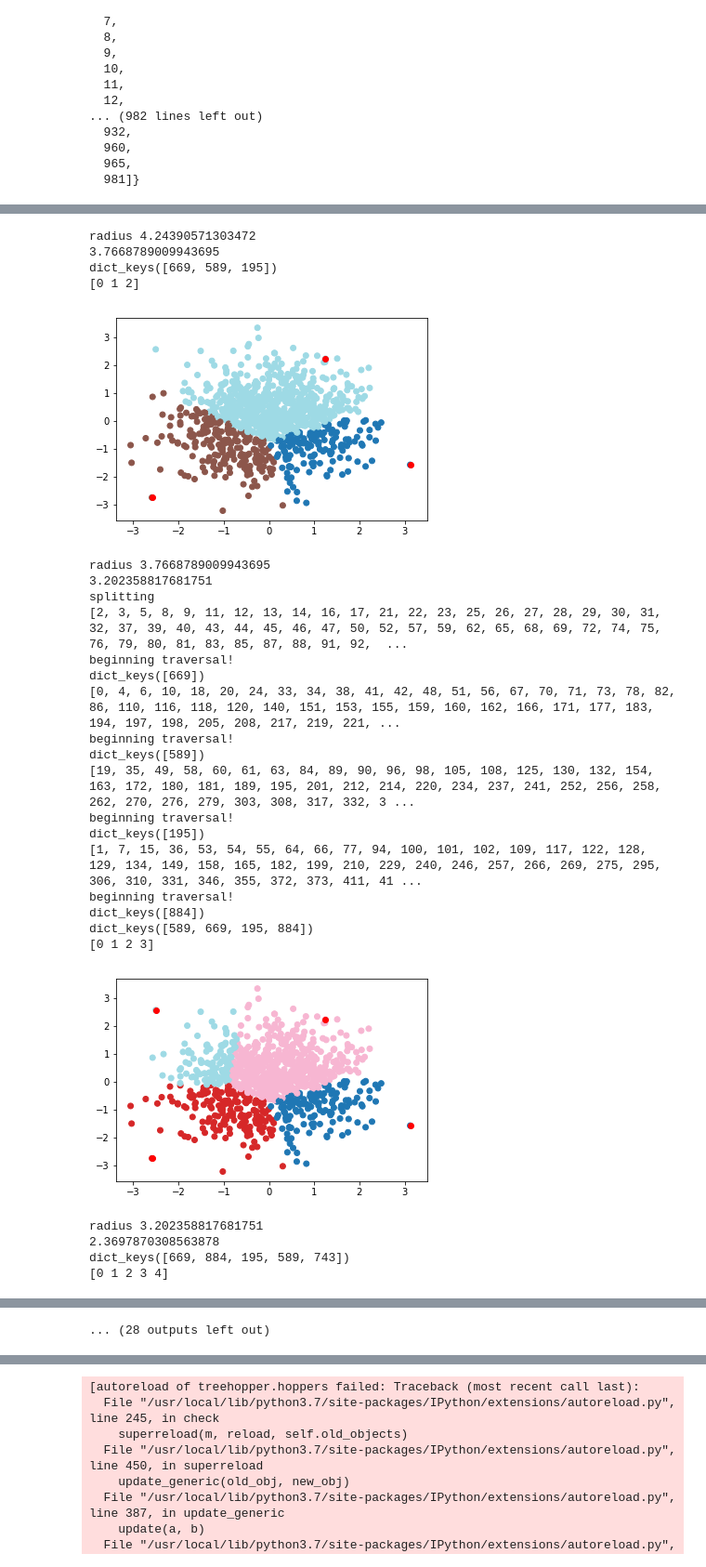
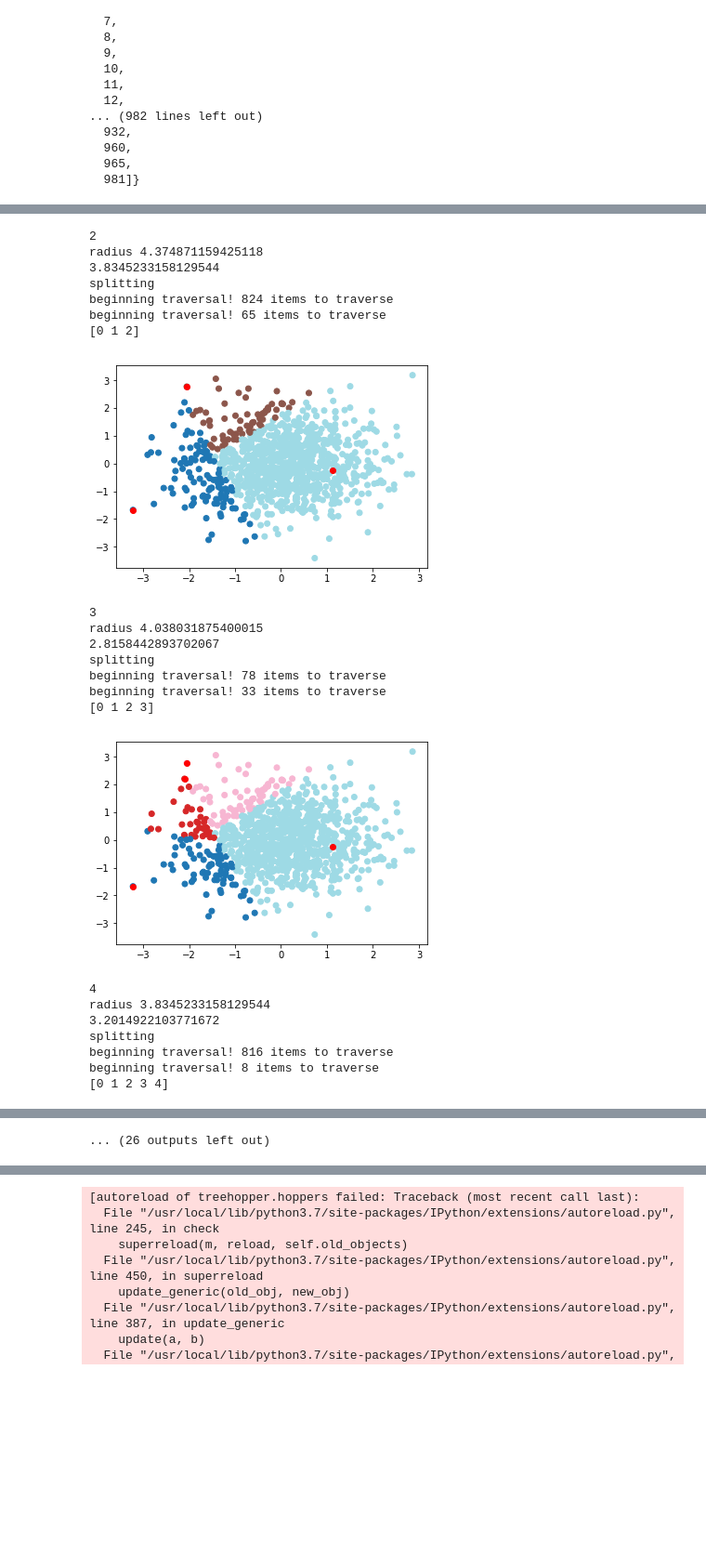
Before and after one commit to bendemeo/hopper, a Jupyter notebook: test.ipynb, the cells around one changed output, grey strips where cells are left out. Shown at 93% size. Cells and saved outputs as stored; diff of their text form; code cells hidden in the pictures; blank space fills up the shorter version.

```diff
--- a/test.ipynb
+++ b/test.ipynb
@@ -100,7 +101,7 @@ th.get_vdict()
   965,
   981]}
 # %%
-th = treehopper(rgauss, splits=4)
+th = treehopper(rgauss, splits=2)
 for i in range(20):
     th.hop()
     cells = deepcopy([str(x) for x in th.get_vcells()])
@@ -128,27 +132,23 @@ dict_keys([669, 589])
-radius 4.24390571303472
-3.7668789009943695
-dict_keys([669, 589, 195])
+2
+radius 4.374871159425118
+3.8345233158129544
+splitting
+beginning traversal! 824 items to traverse
+beginning traversal! 65 items to traverse
 [0 1 2]
-[figure, old version]
+[figure, new version]
-radius 3.7668789009943695
-3.202358817681751
+3
+radius 4.038031875400015
+2.8158442893702067
 splitting
-[2, 3, 5, 8, 9, 11, 12, 13, 14, 16, 17, 21, 22, 23, 25, 26, 27, 28, 29, 30, 31, 32, 37, 39, 40, 43, 44, 45, 46, 47, 50, 52, 57, 59, 62, 65, 68, 69, 72, 74, 75, 76, 79, 80, 81, 83, 85, 87, 88, 91, 92,  ...
-beginning traversal!
-dict_keys([669])
-[0, 4, 6, 10, 18, 20, 24, 33, 34, 38, 41, 42, 48, 51, 56, 67, 70, 71, 73, 78, 82, 86, 110, 116, 118, 120, 140, 151, 153, 155, 159, 160, 162, 166, 171, 177, 183, 194, 197, 198, 205, 208, 217, 219, 221, ...
-beginning traversal!
-dict_keys([589])
-[19, 35, 49, 58, 60, 61, 63, 84, 89, 90, 96, 98, 105, 108, 125, 130, 132, 154, 163, 172, 180, 181, 189, 195, 201, 212, 214, 220, 234, 237, 241, 252, 256, 258, 262, 270, 276, 279, 303, 308, 317, 332, 3 ...
-beginning traversal!
-dict_keys([195])
-[1, 7, 15, 36, 53, 54, 55, 64, 66, 77, 94, 100, 101, 102, 109, 117, 122, 128, 129, 134, 149, 158, 165, 182, 199, 210, 229, 240, 246, 257, 266, 269, 275, 295, 306, 310, 331, 346, 355, 372, 373, 411, 41 ...
-beginning traversal!
-dict_keys([884])
-dict_keys([589, 669, 195, 884])
+beginning traversal! 78 items to traverse
+beginning traversal! 33 items to traverse
 [0 1 2 3]
-[figure, old version]
+[figure, new version]
-radius 3.202358817681751
-2.3697870308563878
-dict_keys([669, 884, 195, 589, 743])
+4
+radius 3.8345233158129544
+3.2014922103771672
+splitting
+beginning traversal! 816 items to traverse
+beginning traversal! 8 items to traverse
 [0 1 2 3 4]
@@ -161,4 +164,4 @@ dict_keys([195, 884, 589, 743, 669, 706])
-... (28 outputs left out)
+... (26 outputs left out)
 # %%
 @interact
 def grow(N=(0,100,1)):
```
Also changed, not shown: parts of 5 cells of this notebook, 1 other file.
